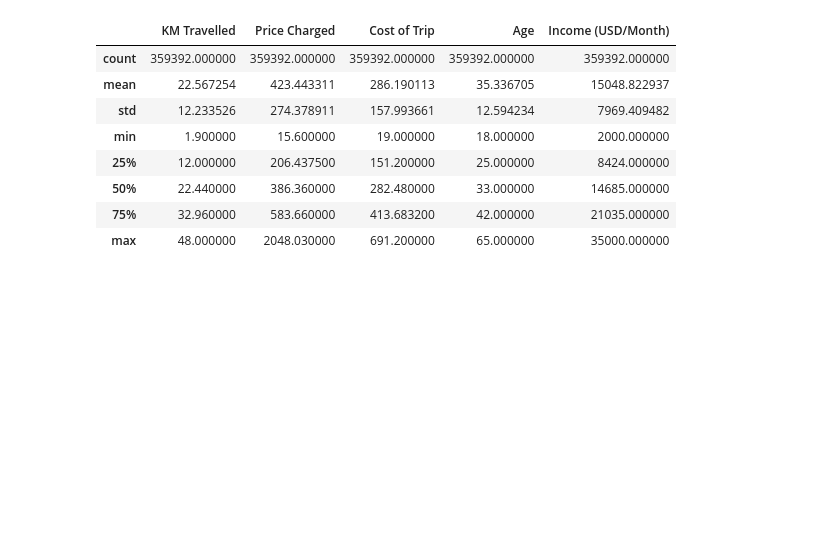
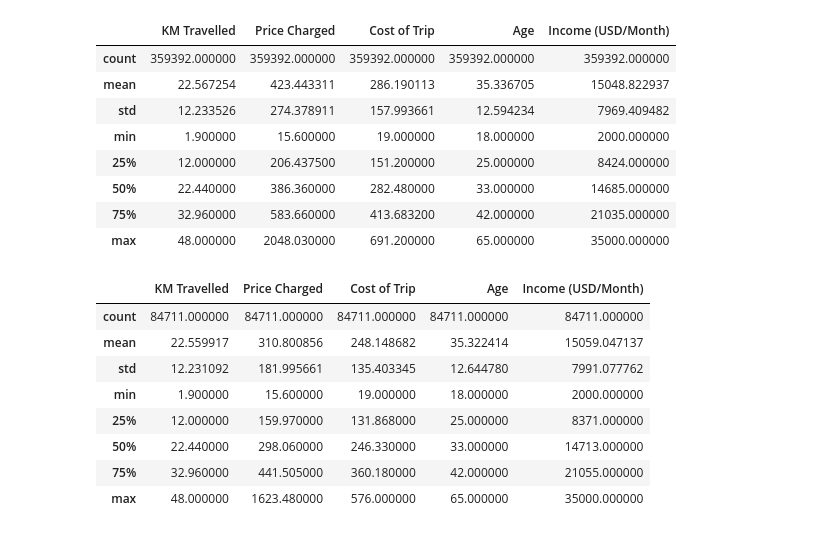
Before and after one commit to nureinumeya1999/Cab-Investment, a Jupyter notebook: src/EDA.ipynb, the cells around one changed output. Drawn from its saved outputs; the diff is of its cells as text; code cells hidden in the pictures; blank space fills up the shorter version.

Commit message:
Pink cab and Yellow cab EDA

```diff
--- a/src/EDA.ipynb
+++ b/src/EDA.ipynb
@@ -148,3 +196,5 @@ dataFinal[['KM Travelled', 'Price Charged', 'Cost of Trip', 'Age', 'Income (USD/
 | 50% | 22.440000 | 386.360000 | 282.480000 | 33.000000 | 14685.000000 |
 | 75% | 32.960000 | 583.660000 | 413.683200 | 42.000000 | 21035.000000 |
 | max | 48.000000 | 2048.030000 | 691.200000 | 65.000000 | 35000.000000 |
+# %%
+pinkFinal = dataFinal.loc[dataFinal['Company'] == "Pink Cab"]
@@ -150,0 +203,12 @@ dataFinal[['KM Travelled', 'Price Charged', 'Cost of Trip', 'Age', 'Income (USD/
+# %%
+pinkFinal[['KM Travelled', 'Price Charged', 'Cost of Trip', 'Age', 'Income (USD/Month)']].describe()
+# %% [output]
+|  | KM Travelled | Price Charged | Cost of Trip | Age | Income (USD/Month) |
+| count | 84711.000000 | 84711.000000 | 84711.000000 | 84711.000000 | 84711.000000 |
+| mean | 22.559917 | 310.800856 | 248.148682 | 35.322414 | 15059.047137 |
+| std | 12.231092 | 181.995661 | 135.403345 | 12.644780 | 7991.077762 |
+| min | 1.900000 | 15.600000 | 19.000000 | 18.000000 | 2000.000000 |
+| 25% | 12.000000 | 159.970000 | 131.868000 | 25.000000 | 8371.000000 |
+| 50% | 22.440000 | 298.060000 | 246.330000 | 33.000000 | 14713.000000 |
+| 75% | 32.960000 | 441.505000 | 360.180000 | 42.000000 | 21055.000000 |
+| max | 48.000000 | 1623.480000 | 576.000000 | 65.000000 | 35000.000000 |
```
Also changed, not shown: parts of 5 cells of this notebook, 2 other files.
